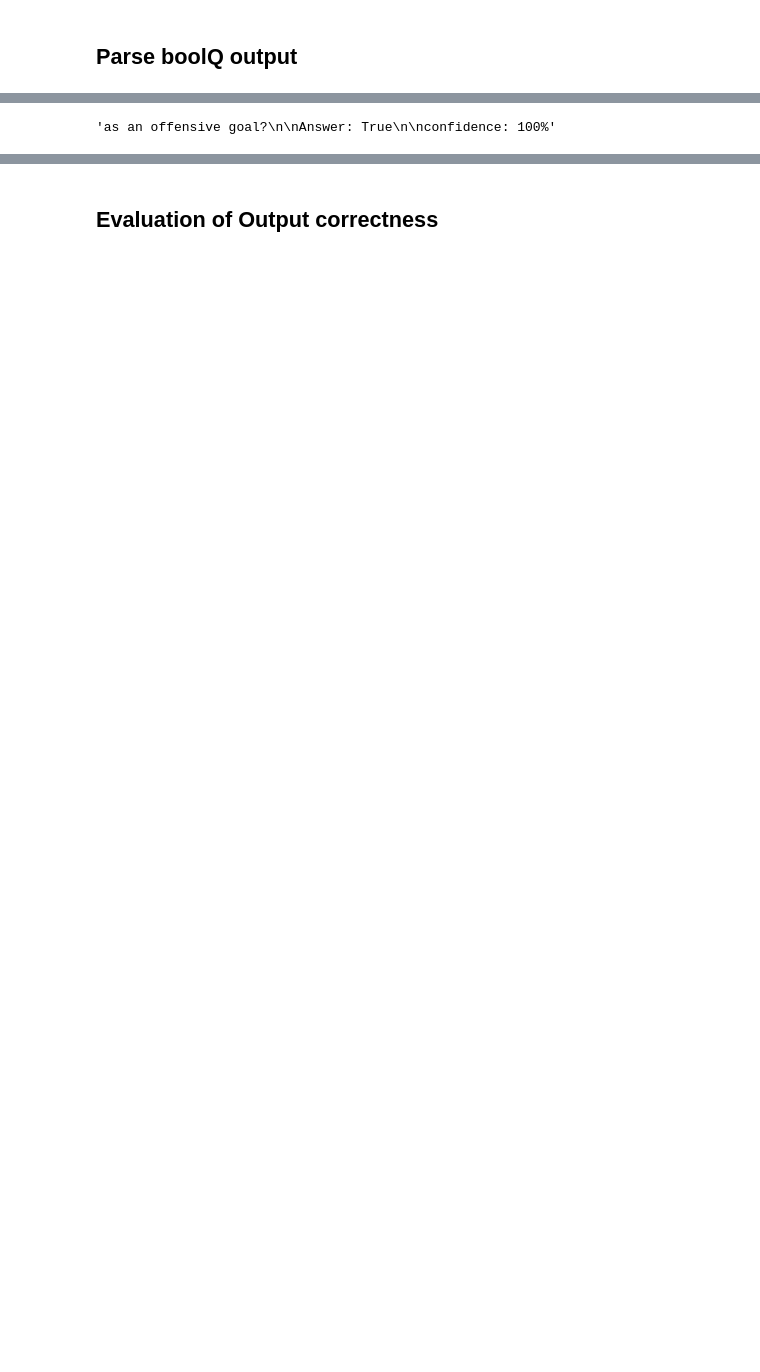
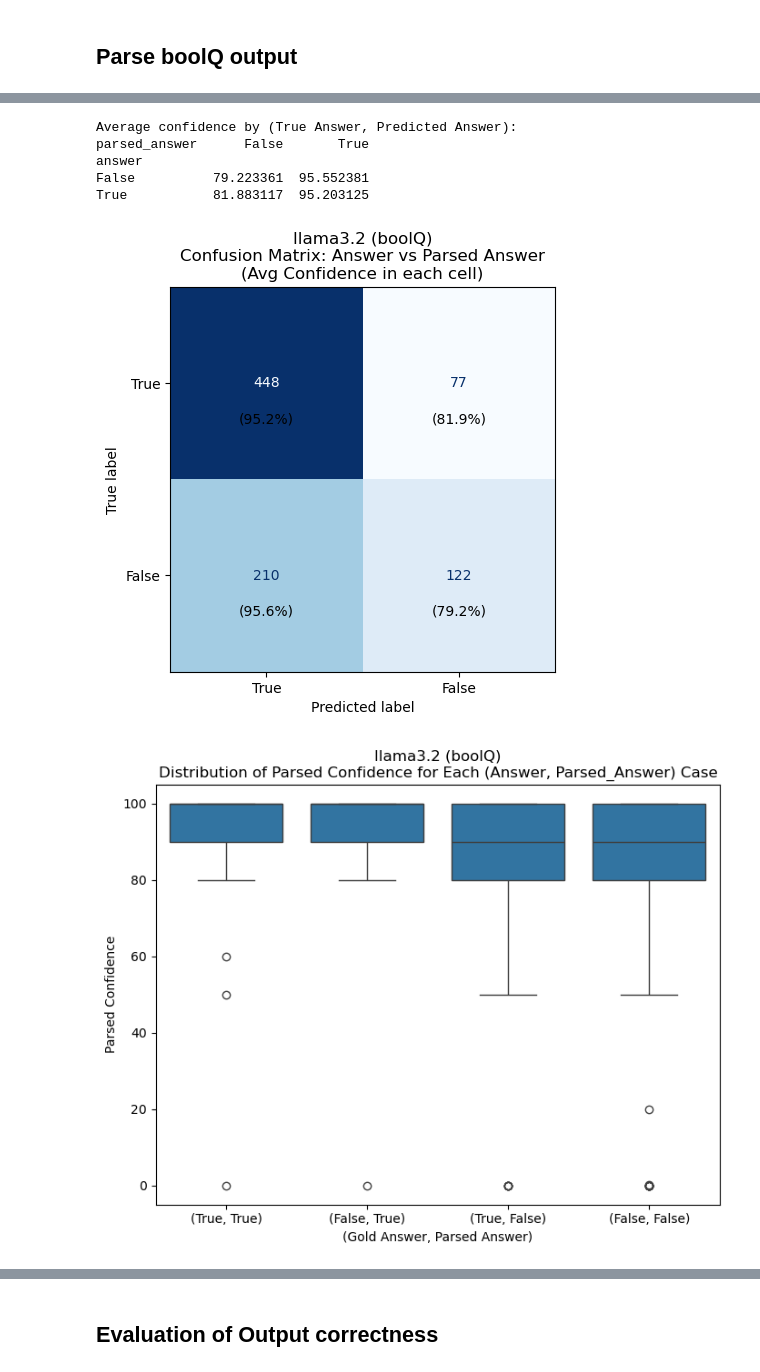
Before and after one commit to christian-hobelsberger/LLMUncertainty, a Jupyter notebook: analyze_confidence_output.ipynb, the cells around one changed output, grey strips where cells are left out. Drawn from its saved outputs; the diff is of its cells as text; code cells hidden in the pictures; blank space fills up the shorter version.

```diff
--- a/analyze_confidence_output.ipynb
+++ b/analyze_confidence_output.ipynb
@@ -2,9 +2,10 @@
 # Step 1: Imports
 import pandas as pd
 import matplotlib.pyplot as plt
+import seaborn as sns
 
 # Step 2: Load file
-df = pd.read_csv("output/llm_confidence_elicitation/batch_50_llama_exp/boolq_verbalized_confidence_llama_batch_50_llama_exp.csv")  # adjust filename if needed
+df = pd.read_csv("output/llm_confidence_elicitation/boolq_1000_llama_v2/boolq_verbalized_confidence_llama_batch_1000_llama_boolq_v2.csv")  # adjust filename if needed
 print("Columns:", df.columns)
 df.head(15)
 # %% [output]
@@ -211,3 +209,4 @@ count_both
 # %%
-df.dropna(subset=["parsed_answer", "parsed_confidence"])
+df_valid = df.dropna(subset=["parsed_answer", "parsed_confidence"])
+df_valid.shape
 # %% [output]
@@ -231,4 +214,64 @@ df.dropna(subset=["parsed_answer", "parsed_confidence"])
-# %%
-df["model_output"][13]
-# %% [output]
-'as an offensive goal?\n\nAnswer: True\n\nconfidence: 100%'
+# %%
+import numpy as np
+
+# Create df_cm_valid and calculate average confidence for confusion matrix
+df_cm_valid = df_valid.copy()
+
+# Calculate average confidence for each (true_answer, predicted_answer) combination
+avg_conf = df_cm_valid.groupby(['answer', 'parsed_answer'])['parsed_confidence'].mean().unstack(fill_value=np.nan)
+print("Average confidence by (True Answer, Predicted Answer):")
+print(avg_conf)
+# %% [output]
+Average confidence by (True Answer, Predicted Answer):
+parsed_answer      False       True
+answer
+False          79.223361  95.552381
+True           81.883117  95.203125
+# %%
+# Confusion matrix with average confidence annotation
+labels = ["True", "False"]
+cm = confusion_matrix(df_cm_valid["answer"].astype(str), df_cm_valid["parsed_answer"], labels=labels)
+
+fig, ax = plt.subplots(figsize=(6, 5))
+disp = ConfusionMatrixDisplay(confusion_matrix=cm, display_labels=labels)
+disp.plot(cmap="Blues", values_format="d", ax=ax, colorbar=False)
+
+# Annotate with average confidence in brackets, % and a little lower
+for i, true_label in enumerate(labels):
+    for j, pred_label in enumerate(labels):
+        # Convert string labels to boolean for indexing avg_conf
+        true_bool = True if true_label == "True" else False
+        pred_bool = True if pred_label == "True" else False
+
+        # Hard-code the indexing based on position
+        try:
+            if i == 0 and j == 0:  # True, True
+                avg = avg_conf.iloc[1, 1]  # True row, True column
+            elif i == 0 and j == 1:  # True, False
+                avg = avg_conf.iloc[1, 0]  # True row, False column
+            elif i == 1 and j == 0:  # False, True
+                avg = avg_conf.iloc[0, 1]  # False row, True column
+            else:  # False, False
+                avg = avg_conf.iloc[0, 0]  # False row, False column
+        except:
+            avg = np.nan
+
+        # Place confidence a bit lower (y+0.15)
+        if not np.isnan(avg):
+            ax.text(j, i + 0.15, f"({avg:.1f}%)", va='top', ha='center', color='black', fontsize=10)
+
+plt.title("llama3.2 (boolQ)\nConfusion Matrix: Answer vs Parsed Answer\n(Avg Confidence in each cell)")
+plt.savefig("figures/metrics/confidence_elicitation/confusion_matrix_answer_vs_parsed_answer.png")
+plt.show()
+
+# Distribution of confidence for all 4 cases
+plt.figure(figsize=(8, 6))
+sns.boxplot(x="case", y="parsed_confidence", data=df_cm_valid)
+plt.title("llama3.2 (boolQ)\nDistribution of Parsed Confidence for Each (Answer, Parsed_Answer) Case")
+plt.xlabel("(Gold Answer, Parsed Answer)")
+plt.ylabel("Parsed Confidence")
+plt.savefig("figures/metrics/confidence_elicitation/parsed_confidence_distribution.png")
+plt.show()
+# %% [output]
+[figure, added]
+[figure, added]
```
Also changed, not shown: parts of 19 cells of this notebook, 45 other files.
